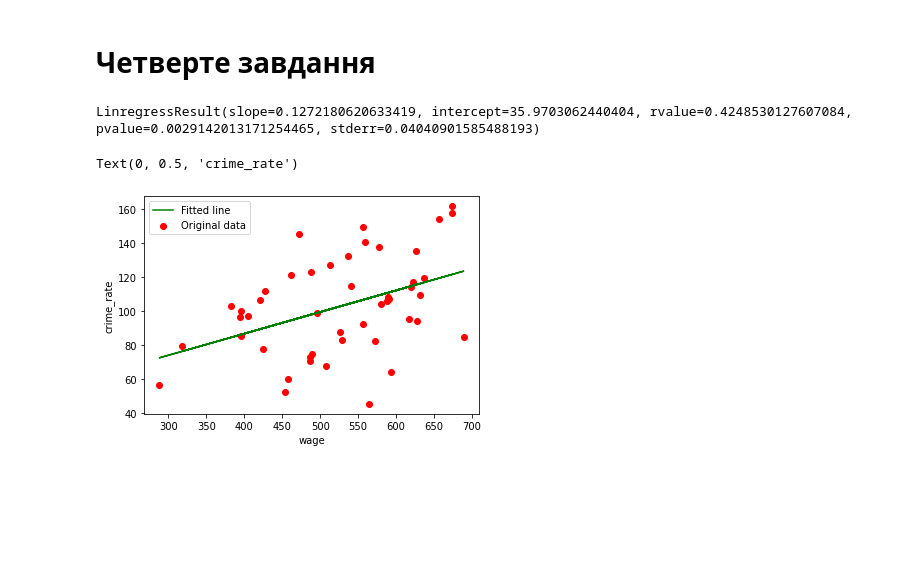
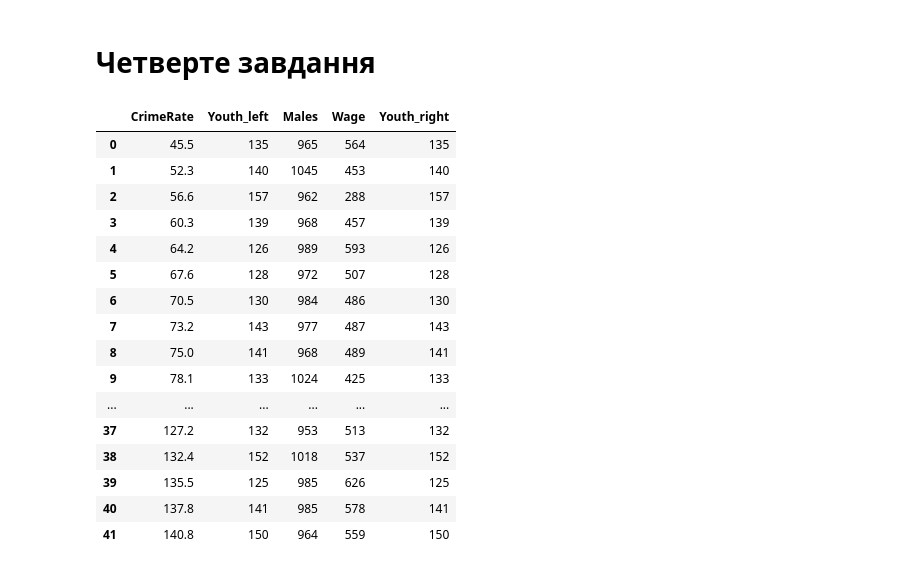
Before and after one commit to mezgoodle/ad_labs, a Jupyter notebook: docs/lab3/lab3.ipynb, the cells around one changed output. Saved outputs shown, nothing was run; the diff lists cells and outputs as text; code cells hidden in the pictures; blank space fills up the shorter version.

```diff
--- a/docs/lab3/lab3.ipynb
+++ b/docs/lab3/lab3.ipynb
@@ -126,20 +189,27 @@ True
 # %% [markdown]
 # Четверте завдання
-# %%
-# Get slope, intercept from linregress() to plot y' = intercept + slope*x
-(slope, intercept, rvalue, pvalue, stderr) = stats.linregress(wage, crime_rate)
-stats.linregress(wage, crime_rate)
-# %% [output]
-LinregressResult(slope=0.1272180620633419, intercept=35.9703062440404, rvalue=0.4248530127607084, pvalue=0.0029142013171254465, stderr=0.04040901585488193)
-# %%
-# Plot linear regression line.
-wage_pred = intercept + slope*wage
-plt.scatter(wage, crime_rate, color="red", marker="o", label="Original data")
-plt.plot(wage, wage_pred, color="green", label="Fitted line")
-# Set labels
-plt.legend(loc='best')
-plt.xlabel('wage')
-plt.ylabel('crime_rate')
-# %% [output]
-Text(0, 0.5, 'crime_rate')
-[figure, removed]
+# %%
+a_df = pd.DataFrame({'CrimeRate': df['CrimeRate'], 'Youth': df['Youth'], 'Males': df['Males']})
+b_df = pd.DataFrame({'CrimeRate_1': df['CrimeRate'], 'Wage': df['Wage'], 'Youth': df['Youth']})
+# %%
+c_df = pd.merge(a_df, b_df, left_on='CrimeRate', right_on='CrimeRate_1',
+                suffixes=('_left', '_right')).drop('CrimeRate_1', axis=1)
+c_df
+# %% [output]
+|  | CrimeRate | Youth_left | Males | Wage | Youth_right |
+| 0 | 45.5 | 135 | 965 | 564 | 135 |
+| 1 | 52.3 | 140 | 1045 | 453 | 140 |
+| 2 | 56.6 | 157 | 962 | 288 | 157 |
+| 3 | 60.3 | 139 | 968 | 457 | 139 |
+| 4 | 64.2 | 126 | 989 | 593 | 126 |
+| 5 | 67.6 | 128 | 972 | 507 | 128 |
+| 6 | 70.5 | 130 | 984 | 486 | 130 |
+| 7 | 73.2 | 143 | 977 | 487 | 143 |
+| 8 | 75.0 | 141 | 968 | 489 | 141 |
+| 9 | 78.1 | 133 | 1024 | 425 | 133 |
+| ... | ... | ... | ... | ... | ... |
+| 37 | 127.2 | 132 | 953 | 513 | 132 |
+| 38 | 132.4 | 152 | 1018 | 537 | 152 |
+| 39 | 135.5 | 125 | 985 | 626 | 125 |
+| 40 | 137.8 | 141 | 985 | 578 | 141 |
+| 41 | 140.8 | 150 | 964 | 559 | 150 |
```
Also changed, not shown: parts of 15 cells of this notebook.
